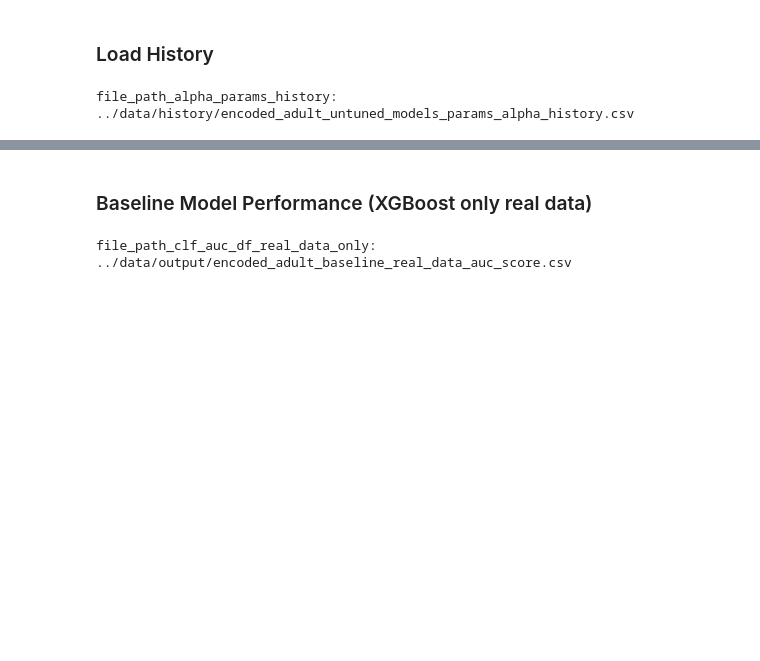
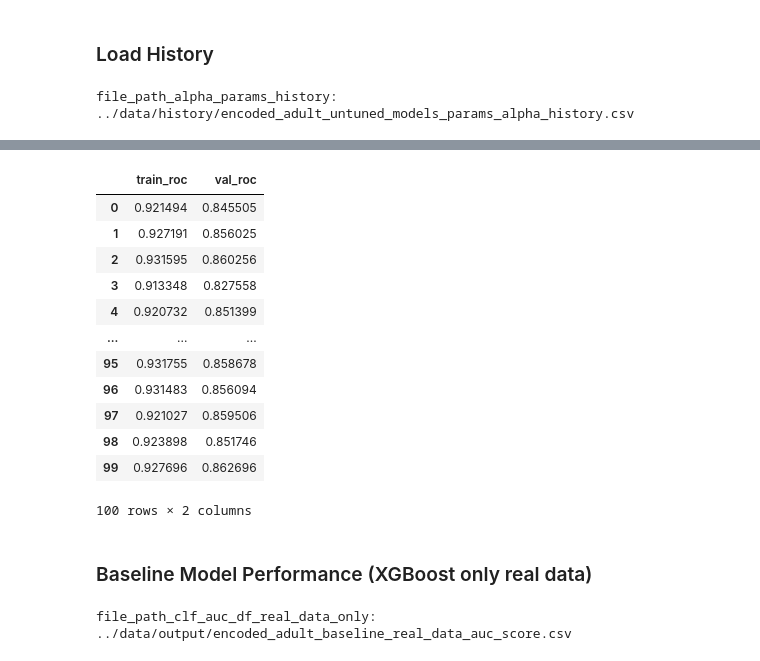
Before and after one commit to shinnasa/SC-GOAT, a Jupyter notebook: code/CollectResults.ipynb, the cells around one changed output, grey strips where cells are left out. Cells and saved outputs as stored; diff of their text form; code cells hidden in the pictures; blank space fills up the shorter version.

```diff
--- a/code/CollectResults.ipynb
+++ b/code/CollectResults.ipynb
@@ -281 +305,20 @@ df_alpha_params_history
 100 rows × 8 columns
+# %%
+df_plot = pd.DataFrame({'train_roc' : [], 'val_roc' : []})
+df_plot.train_roc = df_alpha_params_history.train_roc
+df_plot.val_roc = df_alpha_params_history.val_roc
+df_plot
+# %% [output]
+|  | train_roc | val_roc |
+| 0 | 0.921494 | 0.845505 |
+| 1 | 0.927191 | 0.856025 |
+| 2 | 0.931595 | 0.860256 |
+| 3 | 0.913348 | 0.827558 |
+| 4 | 0.920732 | 0.851399 |
+| ... | ... | ... |
+| 95 | 0.931755 | 0.858678 |
+| 96 | 0.931483 | 0.856094 |
+| 97 | 0.921027 | 0.859506 |
+| 98 | 0.923898 | 0.851746 |
+| 99 | 0.927696 | 0.862696 |
+100 rows × 2 columns
```
Also changed, not shown: parts of 32 cells of this notebook, 9 other files.
